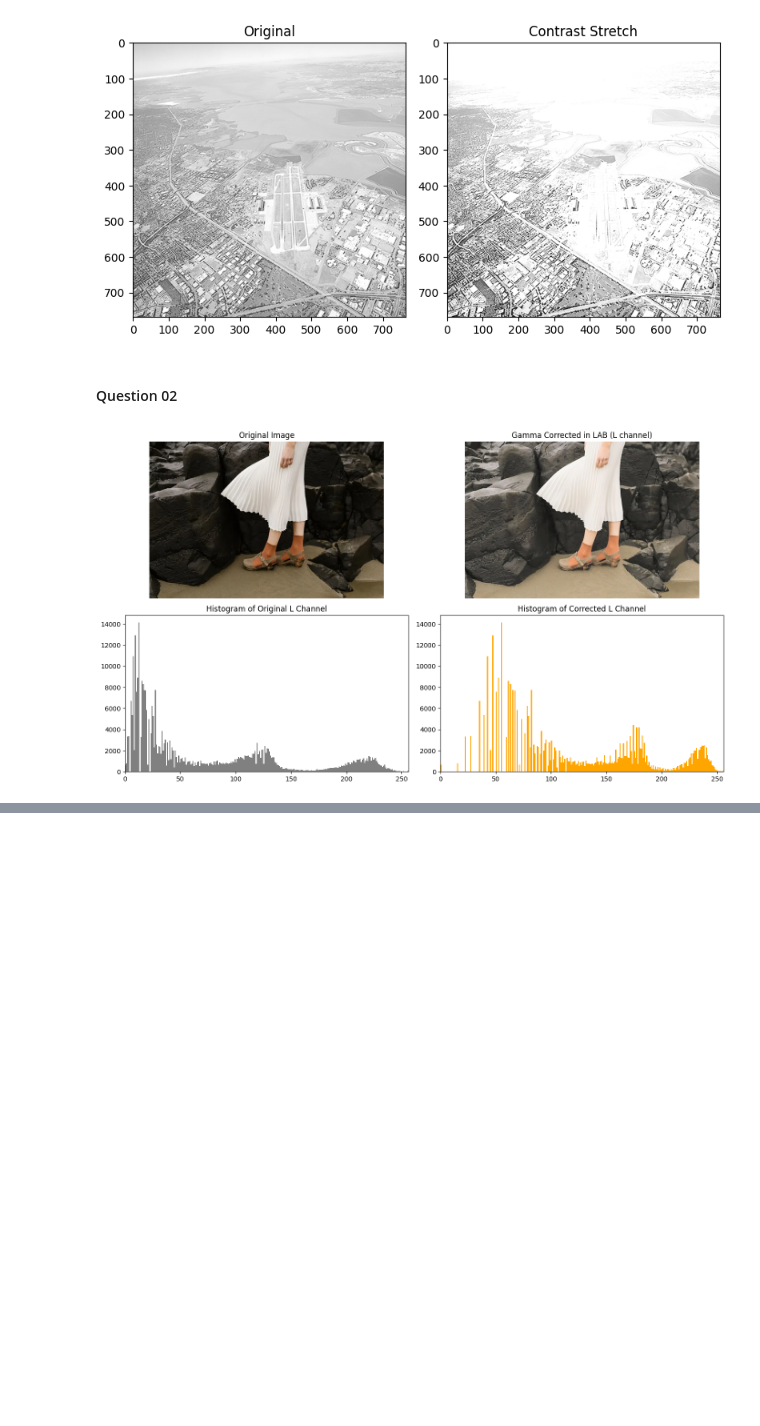
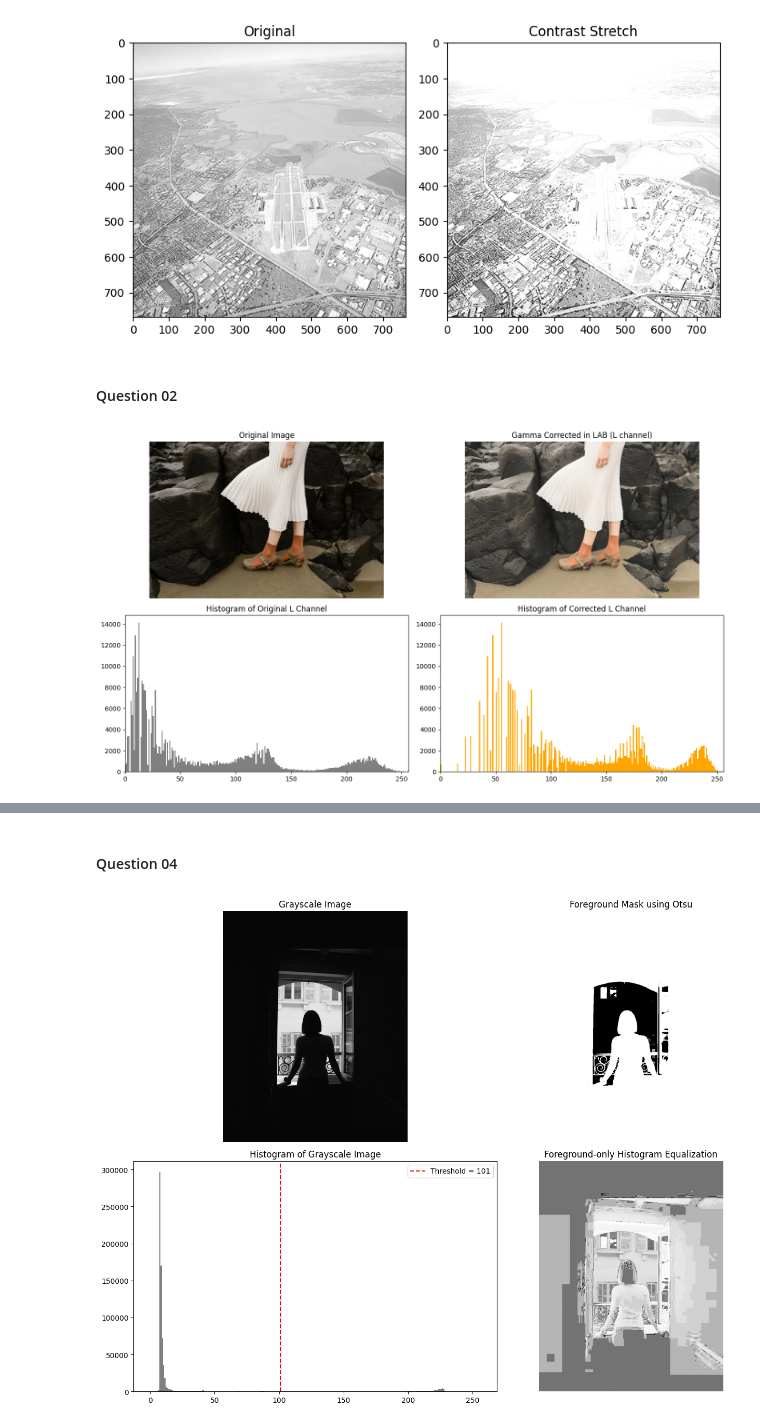
Before and after one commit to Suganthini-G/Intensity-Transformations-and-Neighborhood-Filtering, a Jupyter notebook: 258828H.ipynb, the cells around one changed output, grey strips where cells are left out. Drawn from its saved outputs; the diff is of its cells as text; code cells hidden in the pictures; blank space fills up the shorter version.

Commit message:
Question 3, 4 answer

```diff
--- a/258828H.ipynb
+++ b/258828H.ipynb
@@ -128,0 +181,61 @@ plt.show()
+# %% [markdown]
+#### Question 04
+# %%
+from PIL import Image
+
+def masked_hist_equalization(image, mask):
+    foreground_pixels = image[mask > 0]
+    hist = np.bincount(foreground_pixels, minlength=256)
+    cdf = np.cumsum(hist)
+    cdf_nonzero = cdf[cdf > 0]
+    cdf_min = cdf_nonzero[0]
+    lut = np.round((cdf - cdf_min) / (foreground_pixels.size - cdf_min) * 255)
+    lut = np.clip(lut, 0, 255).astype(np.uint8)
+
+    result = image.copy()
+    result[mask > 0] = lut[image[mask > 0]]
+    return result
+
+img_q4 = Image.open('images/Woman standing in front of an open door..avif').convert('L')
+gray_q4 = np.array(img_q4)
+
+# (a) Otsu thresholding
+threshold_value, otsu_binary = cv2.threshold(gray_q4, 0, 255, cv2.THRESH_BINARY + cv2.THRESH_OTSU)
+
+foreground_mask = np.where(gray_q4 <= threshold_value, 255, 0).astype(np.uint8)
+
+# (b)
+equalized_foreground = masked_hist_equalization(gray_q4, foreground_mask)
+
+cv2.imwrite('outputs/q4_grayscale.png', gray_q4)
+cv2.imwrite('outputs/q4_foreground_mask.png', foreground_mask)
+cv2.imwrite('outputs/q4_foreground_equalized.png', equalized_foreground)
+
+plt.figure(figsize=(14, 10))
+
+plt.subplot(2, 2, 1)
+plt.title('Grayscale Image')
+plt.imshow(gray_q4, cmap='gray')
+plt.axis('off')
+
+plt.subplot(2, 2, 2)
+plt.title('Foreground Mask using Otsu')
+plt.imshow(foreground_mask, cmap='gray')
+plt.axis('off')
+
+plt.subplot(2, 2, 3)
+plt.title('Histogram of Grayscale Image')
+plt.hist(gray_q4.ravel(), bins=256, range=(0, 256), color='gray')
+plt.axvline(threshold_value, color='red', linestyle='--', label=f'Threshold = {threshold_value:.0f}')
+plt.legend()
+
+plt.subplot(2, 2, 4)
+plt.title('Foreground-only Histogram Equalization')
+plt.imshow(equalized_foreground, cmap='gray')
+plt.axis('off')
+
+plt.tight_layout()
+plt.savefig('outputs/q4_otsu_and_equalization.png')
+plt.show()
+# %% [output]
+[figure, added]
```
Also changed, not shown: parts of 2 cells of this notebook, 6 other files.
